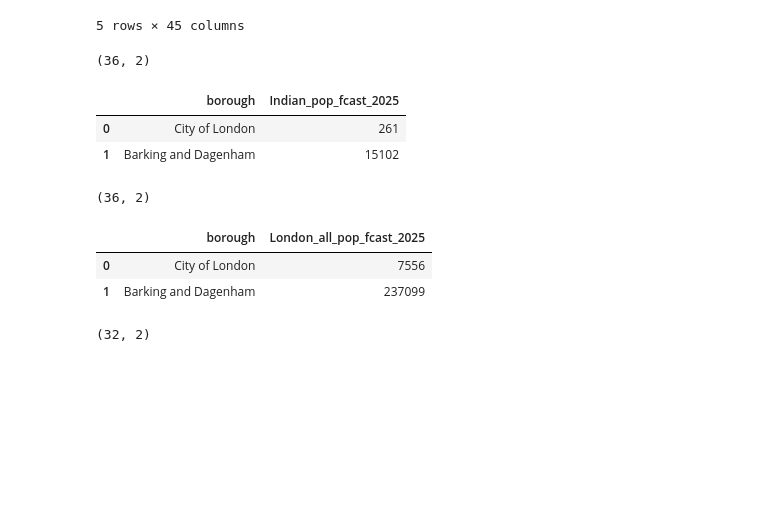
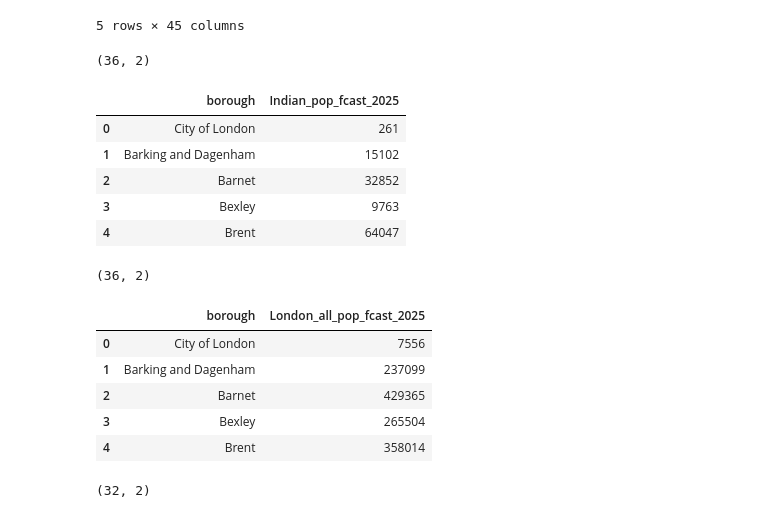
Before and after one commit to AMJ234/Coursera_Capstone, a Jupyter notebook: Battle_of_neighb.ipynb, the cells around one changed output. Cells and saved outputs as stored; diff of their text form; code cells hidden in the pictures; blank space fills up the shorter version.

```diff
--- a/Battle_of_neighb.ipynb
+++ b/Battle_of_neighb.ipynb
@@ -74,26 +84,32 @@ df_population.head()
 # %%
 df_Indian_pop=df_population[['borough',2025]][(df_population['age']=='All ages') &
                                 (df_population['ethnic_group']=='Indian')].reset_index(drop = True)
 print(df_Indian_pop.shape)
 df_Indian_pop.rename(columns={2025 : 'Indian_pop_fcast_2025'}  , inplace = True)
-df_Indian_pop.head(2)
+df_Indian_pop.head()
 # %% [output]
 (36, 2)
 |  | borough | Indian_pop_fcast_2025 |
 | 0 | City of London | 261 |
 | 1 | Barking and Dagenham | 15102 |
+| 2 | Barnet | 32852 |
+| 3 | Bexley | 9763 |
+| 4 | Brent | 64047 |
 # %%
 
 df_all_pop=df_population[['borough', 2025]][(df_population['age']=='All ages') &
                                 (df_population['ethnic_group']=='All persons')].reset_index(drop = True)
 print(df_all_pop.shape)
 df_all_pop.rename(columns={2025 : 'London_all_pop_fcast_2025'}  , inplace = True)
-df_all_pop.head(2)
+df_all_pop.head()
 # %% [output]
 (36, 2)
 |  | borough | London_all_pop_fcast_2025 |
 | 0 | City of London | 7556 |
 | 1 | Barking and Dagenham | 237099 |
+| 2 | Barnet | 429365 |
+| 3 | Bexley | 265504 |
+| 4 | Brent | 358014 |
 # %%
 #income by borough
 !wget --quiet https://data.london.gov.uk/download/earnings-place-residence-borough/1686ef1c-b169-442d-8877-e7e49788f668/earnings-residence-borough.xlsx
```
Also changed, not shown: parts of 23 cells of this notebook.
